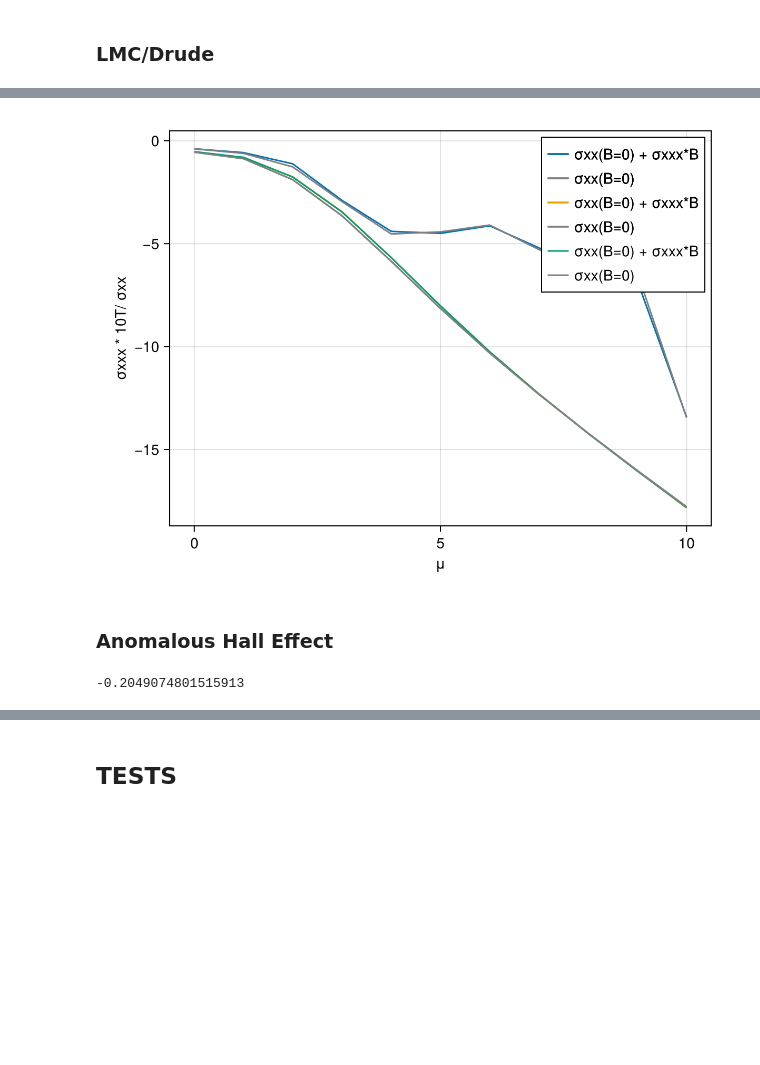
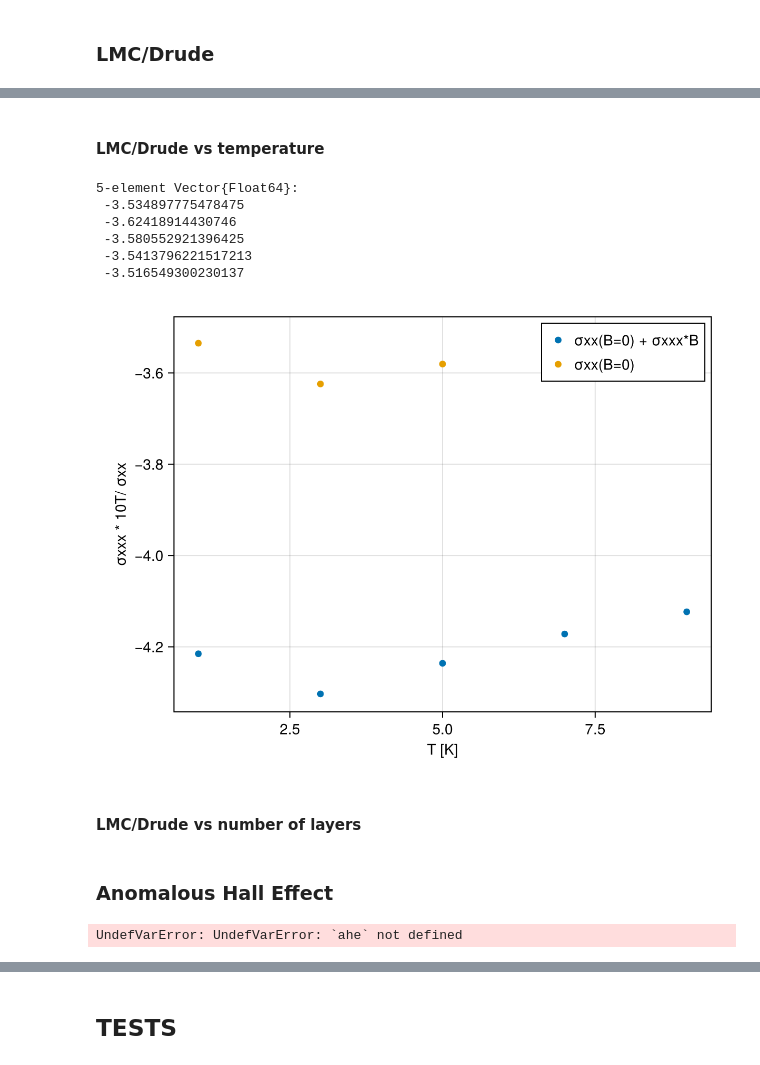
Before and after one commit to fernandopenaranda/LMC, a Jupyter notebook: src/Paper/MRinRhombohedral.ipynb, the cells around one changed output, grey strips where cells are left out. Drawn from its saved outputs; the diff is of its cells as text; code cells hidden in the pictures; blank space fills up the shorter version.

```diff
--- a/src/Paper/MRinRhombohedral.ipynb
+++ b/src/Paper/MRinRhombohedral.ipynb
@@ -135,9 +135,10 @@ drudenv = [drude_conductivity(xx_drude_presets(μ,-1)) for μ in μlist];
 # %% [markdown]
 ### LMC/Drude
 # %%
-evals = 100000
-μlist = collect(0:1:10)
-T = 10
+evals = 80000
+μlist = collect(0:.1:15)
+T = 5
+N = 3
 xx_drude_presets(N, μ,ξ, evals) =
     xx_drude_presets(N, μ, ξ, p; evals = evals, T = T)
 lmcnoshift_presets(N, μ, ξ, evals) = xxx_lmc_presets(N, μ, ξ, p; evals = evals,
@@ -146,7 +147,7 @@ lmcnoshift_presets(N, μ, ξ, evals) = xxx_lmc_presets(N, μ, ξ, p; evals = eva
 
 lmcpv = [linear_magneto_conductivity(lmcnoshift_presets(N, μ, 1, evals))
      for μ in μlist];
-lmcnv = [linear_magneto_conductivity(lmcnoshift_presets(N, μ, -1, evals))
-     for μ in μlist];
+# lmcnv = [linear_magneto_conductivity(lmcnoshift_presets(N, μ, -1, evals))
+#      for μ in μlist];
 drudepv = [drude_conductivity(xx_drude_presets(N, μ, 1, evals)) for μ in μlist];
-drudenv = [drude_conductivity(xx_drude_presets(N, μ, -1, evals)) for μ in μlist];
+# drudenv = [drude_conductivity(xx_drude_presets(N, μ, -1, evals)) for μ in μlist];
@@ -153,17 +200,50 @@ drudenv = [drude_conductivity(xx_drude_presets(N, μ, -1, evals)) for μ in μli
+# %% [markdown]
+#### LMC/Drude vs temperature
+# %%
+evals = 200000
+μ = 5
+Tlist = collect(1:2:10)
+
+xx_drude_presets(N, μ,ξ, evals, T) =
+    xx_drude_presets(N, μ, ξ, p; evals = evals, T = T)
+lmcnoshift_presets(N, μ, ξ, evals, T) = xxx_lmc_presets(N, μ, ξ, p; evals = evals,
+    T = T, τ = τ, berry_contribution = true, omm_contribution = true,
+    fermi_surface = false, with_shift = false)
+
+lmcpv = [linear_magneto_conductivity(lmcnoshift_presets(N, μ, 1, evals, T))
+     for T in Tlist];
+# lmcnv = [linear_magneto_conductivity(lmcnoshift_presets(N, μ, -1, evals, T))
+    #  for T in Tlist];
+drudepv = [drude_conductivity(xx_drude_presets(N, μ, 1, evals, T)) for T in Tlist];
+# drudenv = [drude_conductivity(xx_drude_presets(N, μ, -1, evals, T)) for T in Tlist];
+# %% [output]
+5-element Vector{Float64}:
+ -3.534897775478475
+ -3.62418914430746
+ -3.580552921396425
+ -3.5413796221517213
+ -3.516549300230137
 # %%
 B = 10
-# fig = Figure()
-# ax = Axis(fig[1,1], xlabel = "μ", ylabel = "σxxx * $(B)T/ σxx")
+fig = Figure()
+ax = Axis(fig[1,1], xlabel = "T [K]", ylabel = "σxxx * $(B)T/ σxx")
 # lines!(ax, μlist, lmcpv .*B ./ drudepv, color = :gray)
 # lines!(ax, μlist, lmcnv .*B ./  drudenv, color = :orange)
 # scatter!(ax, μlist, (lmcpv+ lmcnv) .*B ./ (drudepv +drudenv))
-lines!(ax, μlist, (lmcpv+ lmcnv) .*B + (drudepv +drudenv), label = "σxx(B=0) + σxxx*B")
-lines!(ax, μlist,(drudepv +drudenv), color = :gray, label = "σxx(B=0)")
+scatter!(ax, Tlist, (lmcpv) .*B .+ (drudepv ), label = "σxx(B=0) + σxxx*B")
+scatter!(ax, Tlist, (drudepv), label = "σxx(B=0) ")
+
+# lines!(ax, Tlist, (lmcpv+ lmcnv) .*B .+ (drudepv +drudenv), label = "σxx(B=0) + σxxx*B")
+# lines!(ax, Tlist, (drudepv +drudenv), label = "σxx(B=0) ")
+
+# lines!(ax, Tlist,(drudepv +drudenv), color = :gray, label = "σxx(B=0)")
 axislegend(ax)#, position = (1,1))
 # ylims!(ax, [-0.2,0.2])
 fig
 # %% [output]
-[figure, old version]
+[figure, new version]
+# %% [markdown]
+#### LMC/Drude vs number of layers
 # %% [markdown]
 ### Anomalous Hall Effect
 # %%
@@ -173,16 +253,15 @@ fig
 μ = 0
 ξ = -1
 T = 0.5
-N = 2
+N = 7
 evals = 10000
 μlist = collect(-10:0.2:10)
 
 ahe_p(μ, ξ) = σxyahe_presets(N, μ, ξ, p, evals = evals, T = T)
 ahe_pos = [σij_anomalous_hall(ahe_p(μ, 1)) for μ in μlist];
 ahe_neg = [σij_anomalous_hall(ahe_p(μ, -1)) for μ in μlist];
-ahe[1]
 # %% [output]
--0.2049074801515913
+UndefVarError: UndefVarError: `ahe` not defined
 # %%
 fig = Figure()
 ax = Axis(fig[1,1], xlabel = "μ [eV]", ylabel = "QAH [e^2/h]")
```
Also changed, not shown: parts of 16 cells of this notebook, 3 other files.
